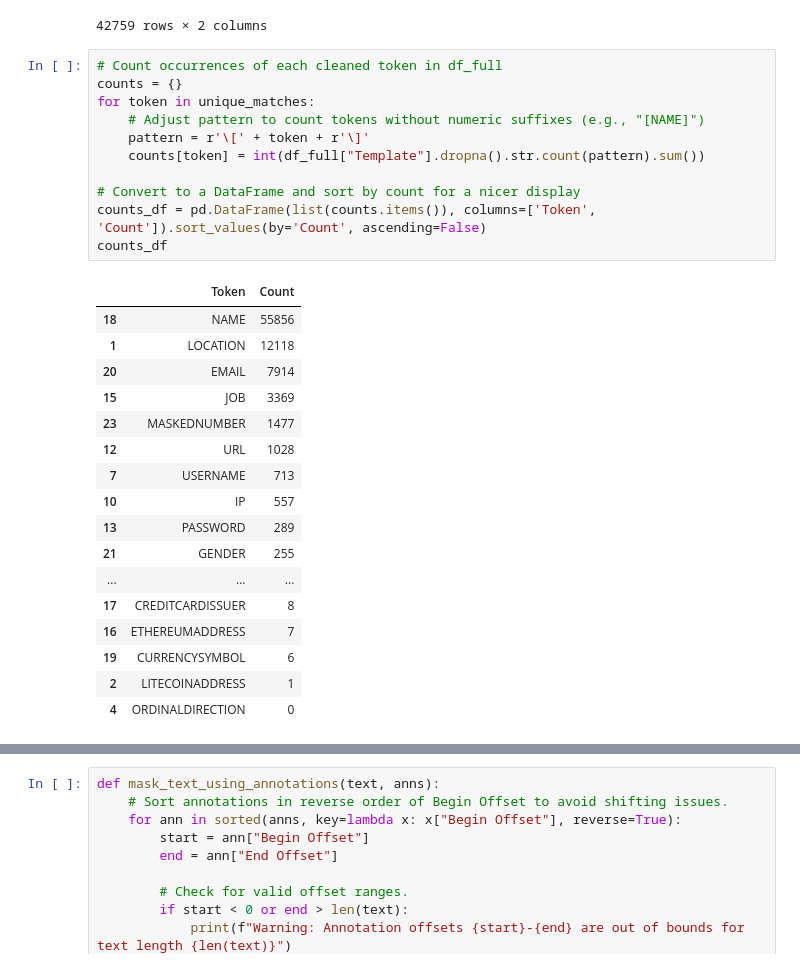
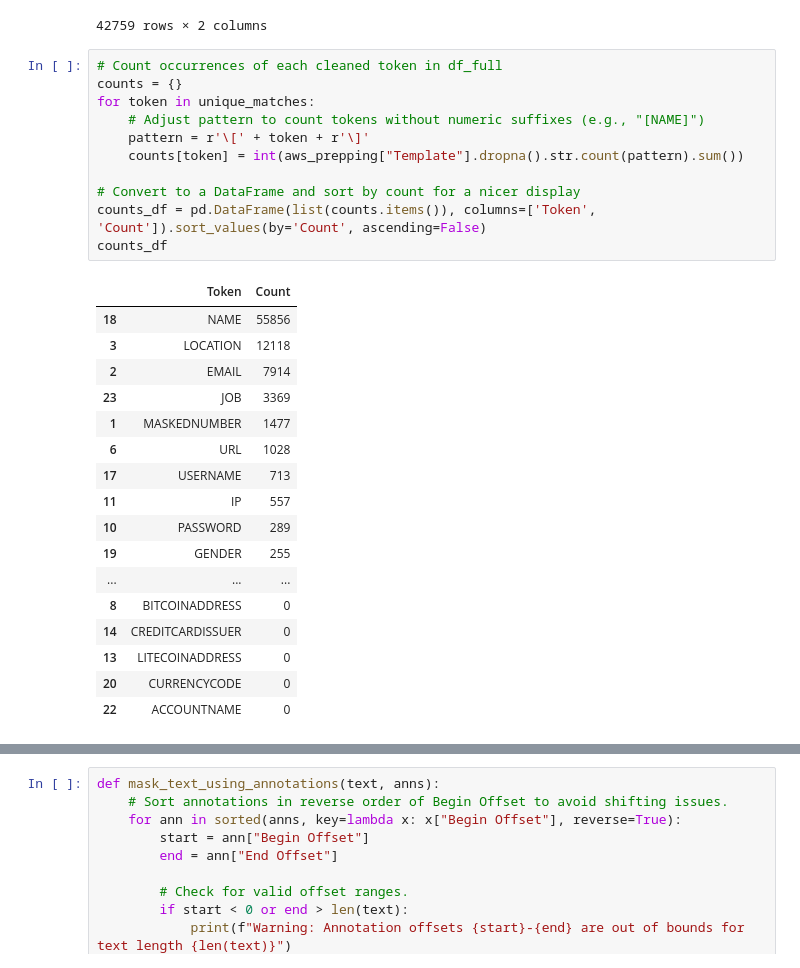
Before and after one commit to MorrisSimons/SCH_PII_masking_Advanced_ML, a Jupyter notebook: main.ipynb, the cells around one changed output, grey strips where cells are left out. Cells and saved outputs as stored; diff of their text form.

```diff
--- a/main.ipynb
+++ b/main.ipynb
@@ -417,32 +450,32 @@ aws_prepping
 # %%
 # Count occurrences of each cleaned token in df_full
 counts = {}
 for token in unique_matches:
     # Adjust pattern to count tokens without numeric suffixes (e.g., "[NAME]")
     pattern = r'\[' + token + r'\]'
-    counts[token] = int(df_full["Template"].dropna().str.count(pattern).sum())
+    counts[token] = int(aws_prepping["Template"].dropna().str.count(pattern).sum())
 
 # Convert to a DataFrame and sort by count for a nicer display
 counts_df = pd.DataFrame(list(counts.items()), columns=['Token', 'Count']).sort_values(by='Count', ascending=False)
 counts_df
 # %% [output]
 |  | Token | Count |
 | 18 | NAME | 55856 |
-| 1 | LOCATION | 12118 |
-| 20 | EMAIL | 7914 |
-| 15 | JOB | 3369 |
-| 23 | MASKEDNUMBER | 1477 |
-| 12 | URL | 1028 |
-| 7 | USERNAME | 713 |
-| 10 | IP | 557 |
-| 13 | PASSWORD | 289 |
-| 21 | GENDER | 255 |
+| 3 | LOCATION | 12118 |
+| 2 | EMAIL | 7914 |
+| 23 | JOB | 3369 |
+| 1 | MASKEDNUMBER | 1477 |
+| 6 | URL | 1028 |
+| 17 | USERNAME | 713 |
+| 11 | IP | 557 |
+| 10 | PASSWORD | 289 |
+| 19 | GENDER | 255 |
 | ... | ... | ... |
-| 17 | CREDITCARDISSUER | 8 |
-| 16 | ETHEREUMADDRESS | 7 |
-| 19 | CURRENCYSYMBOL | 6 |
-| 2 | LITECOINADDRESS | 1 |
-| 4 | ORDINALDIRECTION | 0 |
+| 8 | BITCOINADDRESS | 0 |
+| 14 | CREDITCARDISSUER | 0 |
+| 13 | LITECOINADDRESS | 0 |
+| 20 | CURRENCYCODE | 0 |
+| 22 | ACCOUNTNAME | 0 |
 # %%
 import re
 import pandas as pd
```
Also changed, not shown: parts of 19 cells of this notebook, 2 other files.
